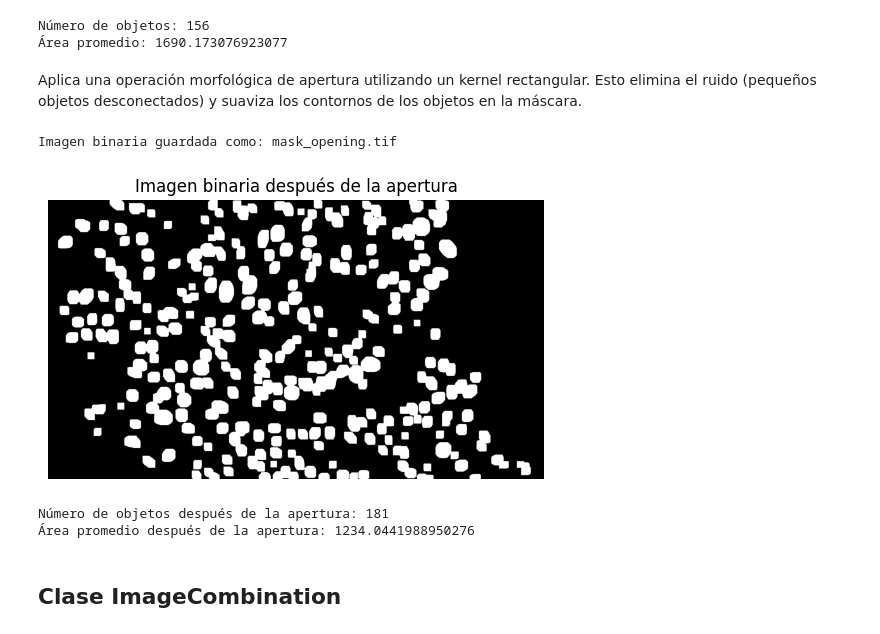
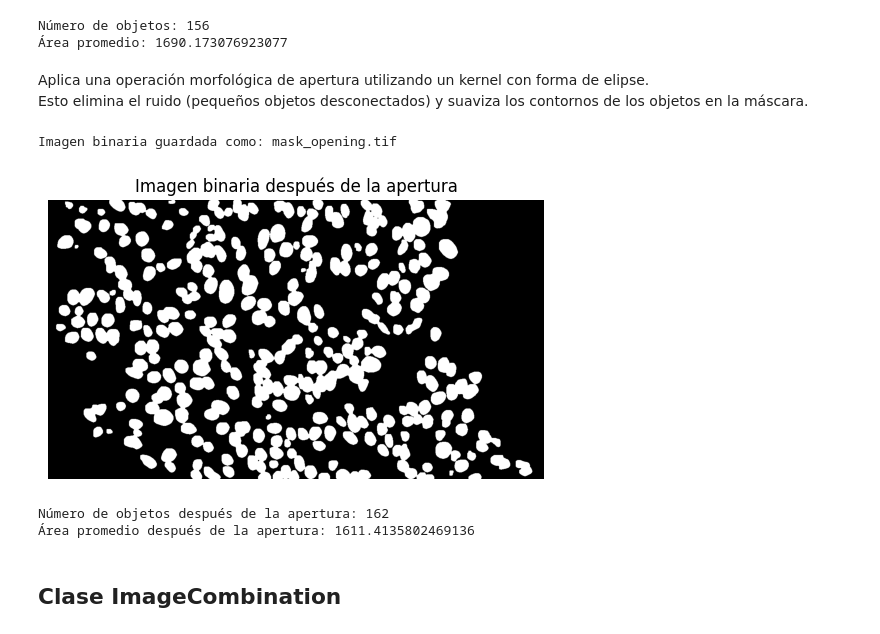
Before and after one commit to azulnogueraa/ImageBioPreprocess, a Jupyter notebook: ImageBioPreprocess.ipynb, the cells around one changed output. Saved outputs shown, nothing was run; the diff lists cells and outputs as text; code cells hidden in the pictures.

```diff
--- a/ImageBioPreprocess.ipynb
+++ b/ImageBioPreprocess.ipynb
@@ -343,7 +338,7 @@ class BinaryImageProcessor:
         Aplicar una operación morfológica de apertura a la máscara binaria.
         """
         # Crear el kernel y aplicar la apertura
-        kernel = cv2.getStructuringElement(cv2.MORPH_RECT, (kernel_size, kernel_size))
+        kernel = cv2.getStructuringElement(cv2.MORPH_ELLIPSE, (kernel_size, kernel_size))
         self.mask = cv2.morphologyEx(self.mask, cv2.MORPH_OPEN, kernel)
 
         self.save_binary(self.mask, suffix="opening")
@@ -389,27 +384,27 @@ print("Área promedio:", avg_area)
 Número de objetos: 156
 Área promedio: 1690.173076923077
 # %% [markdown]
-Aplica una operación morfológica de apertura utilizando un kernel rectangular.
+Aplica una operación morfológica de apertura utilizando un kernel con forma de elipse.
 Esto elimina el ruido (pequeños objetos desconectados) y suaviza los contornos de los objetos en la máscara.
 # %%
 # Aplicar apertura
-binary_processor.apply_opening(kernel_size=17)
+binary_processor.apply_opening(kernel_size=8)
 
 # Mostrar la imagen binaria después de la apertura
 binary_processor.show_binary(title="Imagen binaria después de la apertura")
 
 # Contar objetos después de la apertura
 num_objects_opening = binary_processor.count_objects()
 print("Número de objetos después de la apertura:", num_objects_opening)
 
 # Calcular el área promedio después de la apertura
 avg_area_opening = binary_processor.average_area()
 print("Área promedio después de la apertura:", avg_area_opening)
 # %% [output]
 Imagen binaria guardada como: mask_opening.tif
-[figure, old version]
+[figure, new version]
-Número de objetos después de la apertura: 181
-Área promedio después de la apertura: 1234.0441988950276
+Número de objetos después de la apertura: 162
+Área promedio después de la apertura: 1611.4135802469136
 # %% [markdown]
 ## Clase ImageCombination
 # %%
```
Also changed, not shown: parts of 5 cells of this notebook, 1 other file.
